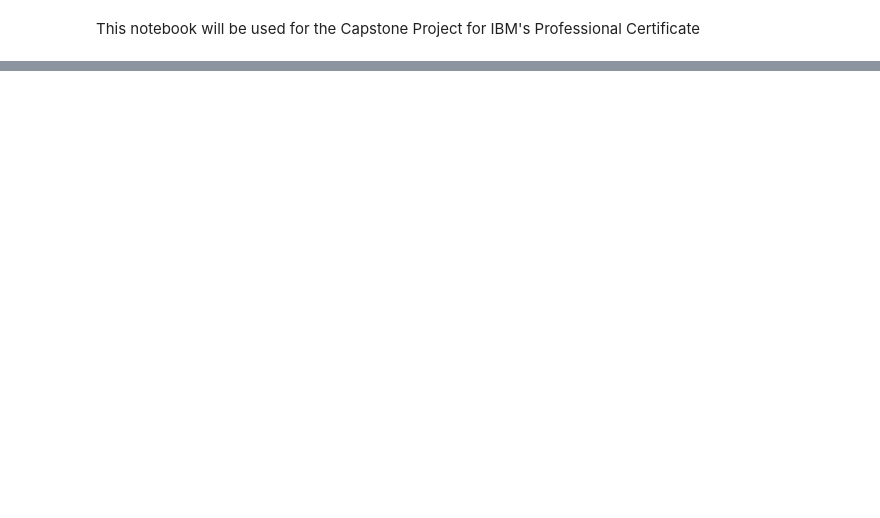
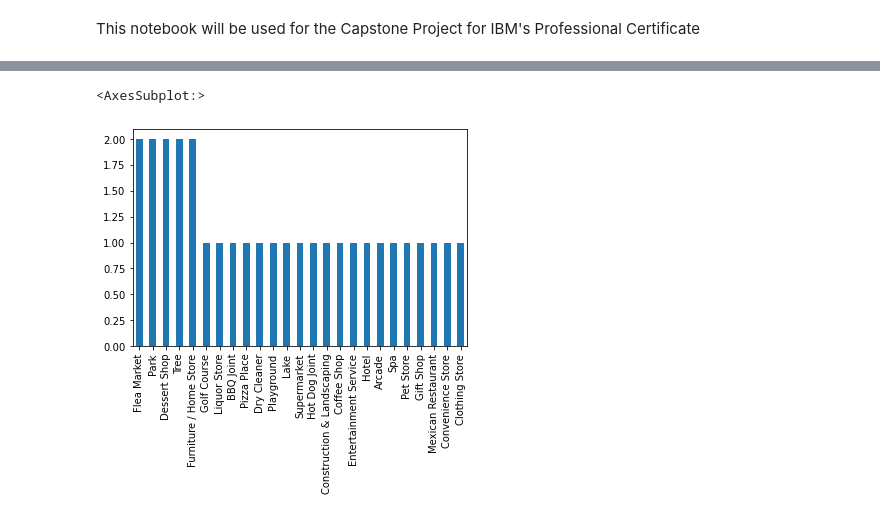
Before and after one commit to StealthyRiot/Coursera_Capstone, a Jupyter notebook: Coursera_Capstone.ipynb, the cells around one changed output, grey strips where cells are left out. Cells and saved outputs as stored; diff of their text form; code cells hidden in the pictures; blank space fills up the shorter version.

```diff
--- a/Coursera_Capstone.ipynb
+++ b/Coursera_Capstone.ipynb
@@ -366,0 +357,30 @@ for ind in np.arange(Toronto_grouped.shape[0]):
+# %%
+dfIncomeCat = ['Low','Low','Low','High','Low','High','High','High','High','High','High','Low','Low','High','High','High','Low']
+
+neighborhoods_venues_sorted['Income'] = dfIncomeCat
+
+isLowIncome = (neighborhoods_venues_sorted['Income'] =='Low')
+dfLowIncome = neighborhoods_venues_sorted[isLowIncome]
+
+isHighIncome = (neighborhoods_venues_sorted['Income'] =='High')
+dfHighIncome = neighborhoods_venues_sorted[isHighIncome]
+# %%
+LowFeatures = []
+HighFeatures = []
+
+for x in dfLowIncome['1st Most Common Venue']:
+    LowFeatures.append(x)
+for x in dfLowIncome['2nd Most Common Venue']:
+    LowFeatures.append(x)
+for x in dfLowIncome['3rd Most Common Venue']:
+    LowFeatures.append(x)
+dfLI1 = pd.DataFrame(LowFeatures, columns=['Venues'])
+
+
+for x in dfHighIncome['1st Most Common Venue']:
+    HighFeatures.append(x)
+for x in dfHighIncome['2nd Most Common Venue']:
+    HighFeatures.append(x)
+for x in dfHighIncome['3rd Most Common Venue']:
+    HighFeatures.append(x)
+dfHI1 = pd.DataFrame(HighFeatures, columns=['Venues'])
@@ -367,2 +392,7 @@ for ind in np.arange(Toronto_grouped.shape[0]):
+# %%
+dfHI1['Venues'].value_counts().plot(kind='bar')
+# %% [output]
+<AxesSubplot:>
+[figure, added]
 # %%
 # set number of clusters
```
Also changed, not shown: parts of 26 cells of this notebook.
